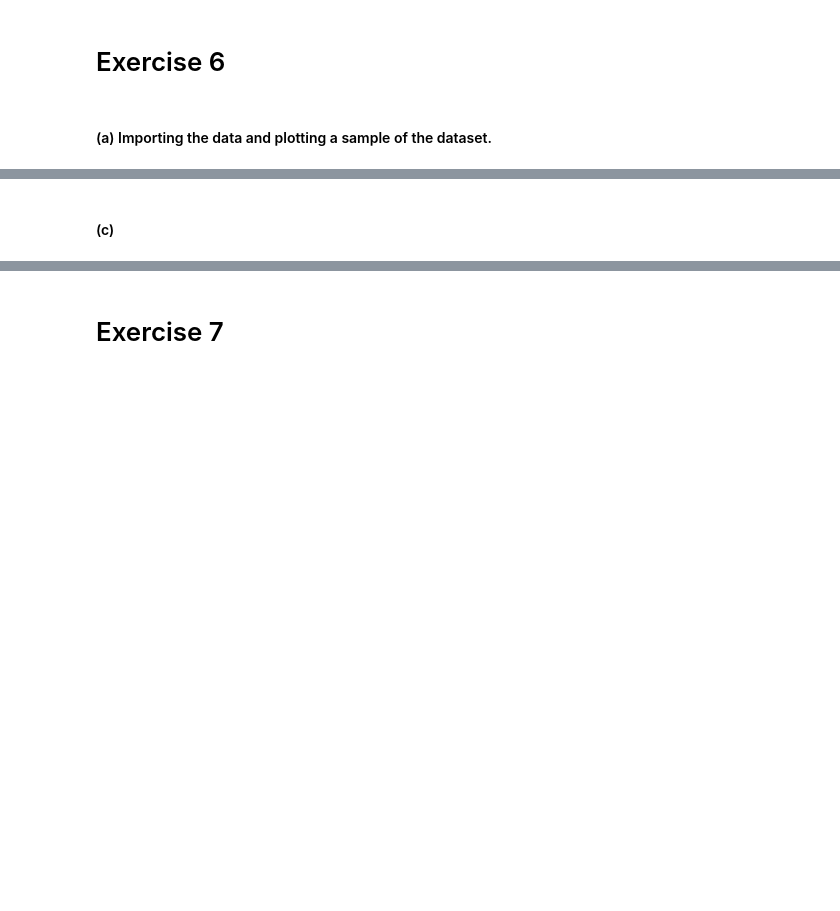
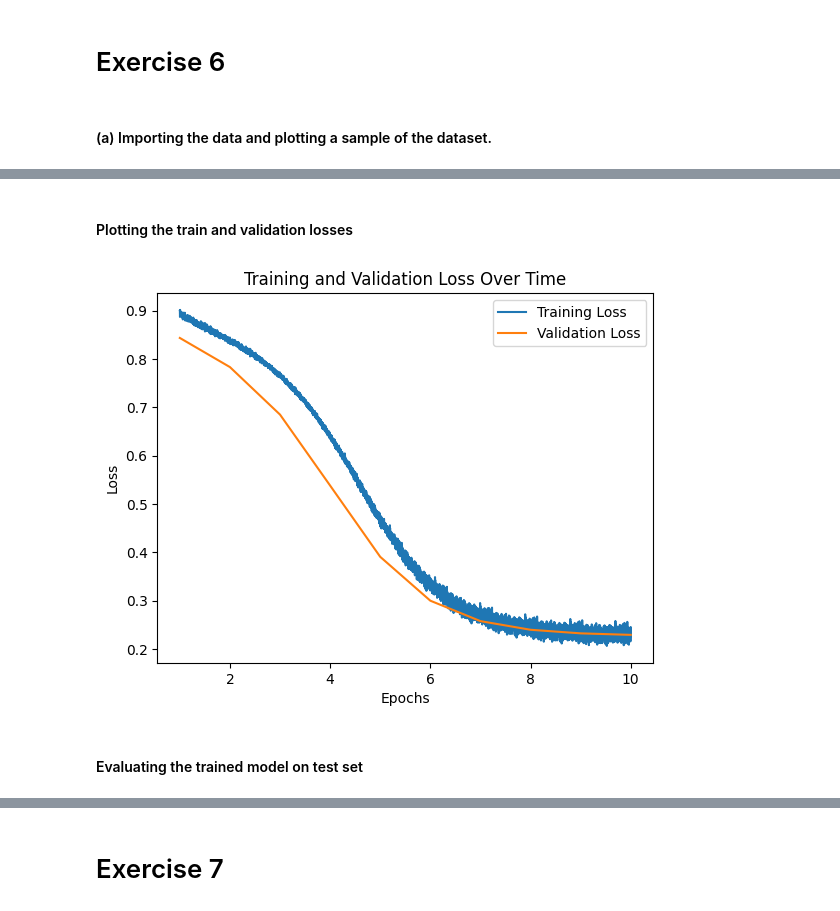
Before and after one commit to svenbbsp/5LSL0, a Jupyter notebook: Assignment_1/Assignment_1_Notebook.ipynb, the cells around one changed output, grey strips where cells are left out. Saved outputs shown, nothing was run; the diff lists cells and outputs as text; code cells hidden in the pictures; blank space fills up the shorter version.

```diff
--- a/Assignment_1/Assignment_1_Notebook.ipynb
+++ b/Assignment_1/Assignment_1_Notebook.ipynb
@@ -184,0 +251,7 @@ class DenoisingNet(nn.Module):
+# %%
+# Check if CUDA is available and set device
+device = torch.device("cuda" if torch.cuda.is_available() else "cpu")
+if torch.cuda.is_available():
+    print(f'CUDA is available!  Training on {device}.')
+else:
+    print(f'CUDA is not available.  Training on {device}.')
@@ -228,2 +343,25 @@ print(f'Accuracy of the network on the test images: {100 * correct / total}%')
-# %% [markdown]
-#### (c)
+# %% [markdown]
+#### Plotting the train and validation losses
+# %%
+# Create a figure
+plt.figure()
+
+# Calculate the epoch for each batch and plot the training loss
+epochs_for_each_batch = np.linspace(1, epochs, len(train_losses))
+plt.plot(epochs_for_each_batch, train_losses, label='Training Loss')
+
+# Plot the validation loss
+plt.plot(range(1, epochs + 1), validation_losses, label='Validation Loss')
+
+# Add a title, x-label, y-label, and a legend
+plt.title('Training and Validation Loss Over Time')
+plt.xlabel('Epochs')
+plt.ylabel('Loss')
+plt.legend()
+
+# Show the plot
+plt.show()
+# %% [output]
+[figure, added]
+# %% [markdown]
+#### Evaluating the trained model on test set
```
Also changed, not shown: parts of 13 cells of this notebook.
